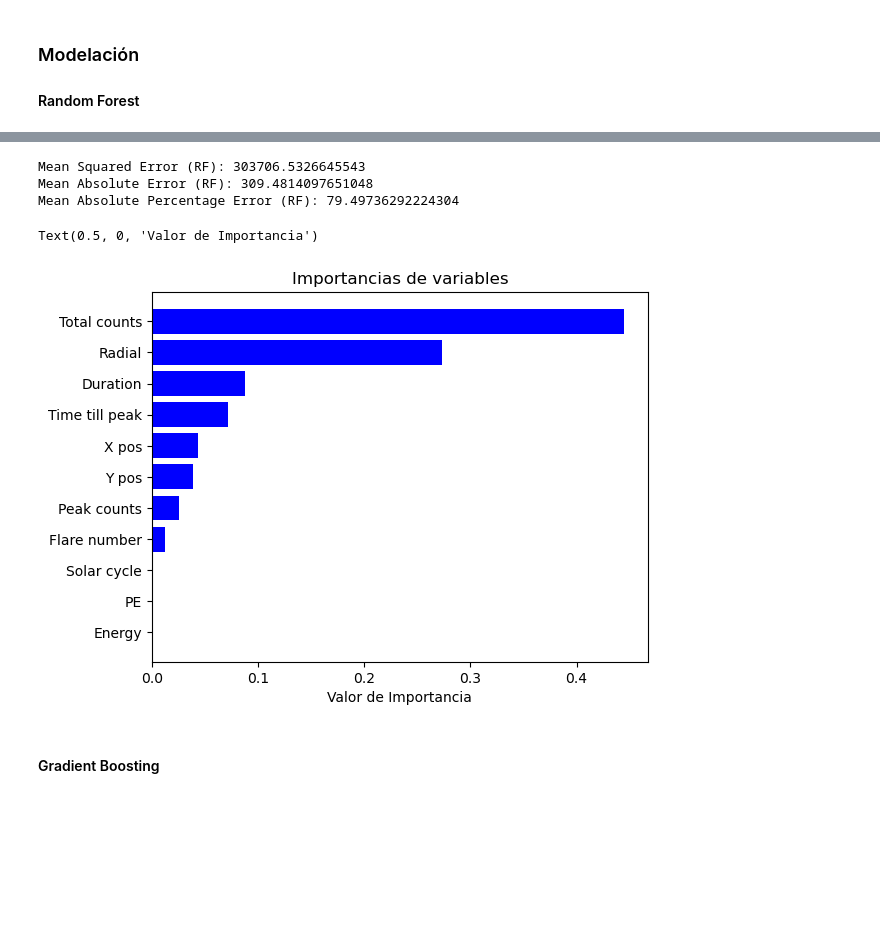
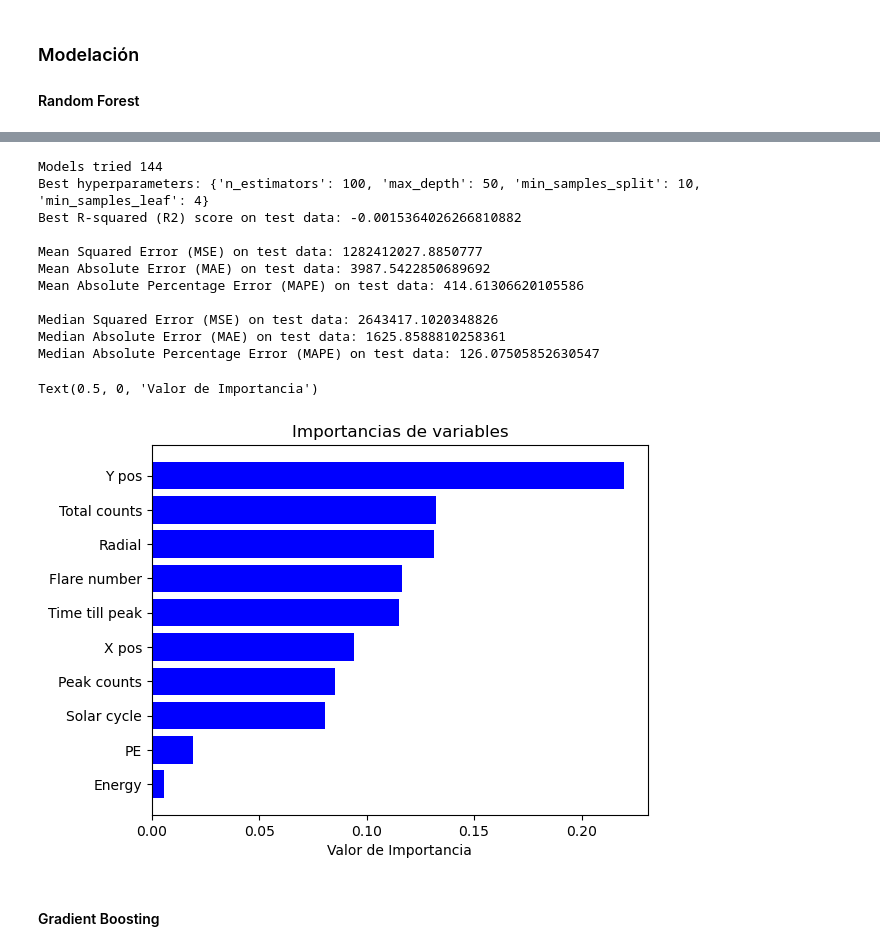
Before and after one commit to WonderfulAme/solar-flares, a Jupyter notebook: Notebook.ipynb, the cells around one changed output, grey strips where cells are left out. Drawn from its saved outputs; the diff is of its cells as text; code cells hidden in the pictures; blank space fills up the shorter version.

Commit message:
Resultados de los modelos

```diff
--- a/Notebook.ipynb
+++ b/Notebook.ipynb
@@ -597,7 +637,7 @@ data = data[data["Time till next peak"] < 7500]
 # %% [markdown]
 Veamos la distribución de nuestros nuevos datos y comprobemos visualmente que no hay ningún outlier aparente.
 # %%
-columns = ["Solar cycle", "Peak counts", "Total counts", "Energy", "X pos", "Y pos", "Radial", "Duration", "Time till peak","Time till next peak"]
+columns = ["Solar cycle", "Peak counts", "Total counts", "Energy", "X pos", "Y pos", "Radial", "Time till peak","Time till next peak"]
 
 num_cols = 4
 num_rows = 3
@@ -688,7 +728,7 @@ axes = axes.flatten()
 # Plot each variable against "Duration"
 for i, column in enumerate(columns_to_plot):
     ax = axes[i]
-    sns.scatterplot(data=data, x="Time till next peak", y=column, alpha=0.5, ax=ax, s=1)
+    sns.regplot(data=data, x="Time till next peak", y=column, ax=ax, line_kws=dict(color="r"), scatter_kws={'s': 10})
     ax.set_title(f"{column} vs Time till next peak")
     ax.set_xlabel("Time till next peak")
     ax.set_ylabel(column)
@@ -770,2 +788,0 @@ GradientBoostingRegressor(max_depth=6, min_samples_leaf=500,
-# %%
-model_rf.fit(x_train, y_train)
@@ -775,0 +801,16 @@ GradientBoostingRegressor(max_depth=6, min_samples_leaf=500,
+# %%
+import numpy as np
+from sklearn.ensemble import RandomForestRegressor
+from sklearn.metrics import mean_squared_error, r2_score
+
+# Define the parameter grid
+param_grid_rf = {
+    'n_estimators': [150, 100, 50, 25],
+    'max_depth': [50, 40, 30, 20],
+    'min_samples_split': [10, 5, 2],
+    'min_samples_leaf': [4, 2, 1],
+}
+# Variables to store the best model and best score
+best_model_rf = None
+best_score_rf = -np.inf
+best_params_rf = {}
@@ -776,24 +876,53 @@ GradientBoostingRegressor(max_depth=6, min_samples_leaf=500,
+# %%
+from sklearn.metrics import mean_absolute_error
+print("Models tried", count_rf)
+
+# Print the best hyperparameters and the best score
+print("Best hyperparameters:", best_params_rf)
+print("Best R-squared (R2) score on test data:", best_score_rf)
+
+r2_test = r2_score(y_test, y_pred_rf)
+
+mse_test = mean_squared_error(y_test, y_pred_rf)
+mae_test = mean_absolute_error(y_test, y_pred_rf)
+mape_test = mean_absolute_percentage_error(y_test, y_pred_rf)
+
+median_squared_error_test = median_squared_error(y_test, y_pred_rf)
+median_absolute_error_test = median_absolute_error(y_test, y_pred_rf)
+meape_test = median_absolute_percentage_error(y_test, y_pred_rf)
+
+# Print the evaluation metrics
+print()
+print("Mean Squared Error (MSE) on test data:", mse_test)
+print("Mean Absolute Error (MAE) on test data:", mae_test)
+print("Mean Absolute Percentage Error (MAPE) on test data:", mape_test)
+print()
+
+print("Median Squared Error (MSE) on test data:", median_squared_error_test)
+print("Median Absolute Error (MAE) on test data:", median_absolute_error_test)
+print("Median Absolute Percentage Error (MAPE) on test data:", meape_test)
+# %% [output]
+Models tried 144
+Best hyperparameters: {'n_estimators': 100, 'max_depth': 50, 'min_samples_split': 10, 'min_samples_leaf': 4}
+Best R-squared (R2) score on test data: -0.0015364026266810882
+
+Mean Squared Error (MSE) on test data: 1282412027.8850777
+Mean Absolute Error (MAE) on test data: 3987.5422850689692
+Mean Absolute Percentage Error (MAPE) on test data: 414.61306620105586
+
+Median Squared Error (MSE) on test data: 2643417.1020348826
+Median Absolute Error (MAE) on test data: 1625.8588810258361
+Median Absolute Percentage Error (MAPE) on test data: 126.07505852630547
 # %%
-y_pred_rf = model_rf.predict(x_val)
-mse_rf = mean_squared_error(y_val, y_pred_rf)
-print("Mean Squared Error (RF):", mse_rf)
-mae_rf = mean_absolute_error(y_val, y_pred_rf)
-print("Mean Absolute Error (RF):", mae_rf)
-absolute_percentage_error_rf = np.mean(np.abs((y_val - y_pred_rf) / y_val)) * 100
-print("Mean Absolute Percentage Error (RF):", absolute_percentage_error_rf)
-
 features = x_train.columns
-importances = model_rf.feature_importances_
+importances = best_model_rf.feature_importances_
 indices = np.argsort(importances)
 
 plt.figure()
 plt.title('Importancias de variables')
 plt.barh(range(len(indices)), importances[indices], color='b', align='center')
 plt.yticks(range(len(indices)), [features[i] for i in indices])
 plt.xlabel('Valor de Importancia')
 # %% [output]
-Mean Squared Error (RF): 303706.5326645543
-Mean Absolute Error (RF): 309.4814097651048
-Mean Absolute Percentage Error (RF): 79.49736292224304
+Text(0.5, 0, 'Valor de Importancia')
-Text(0.5, 0, 'Valor de Importancia')
-[figure, old version]
+[figure, new version]
```
Also changed, not shown: parts of 24 cells of this notebook.
